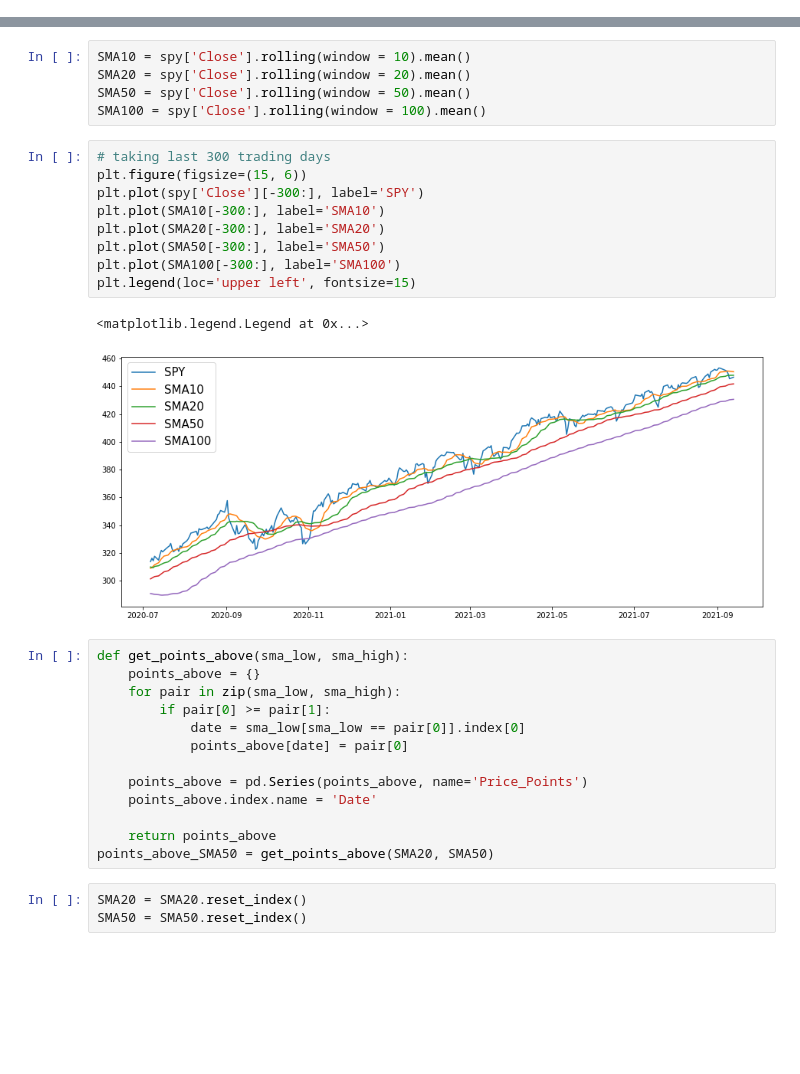
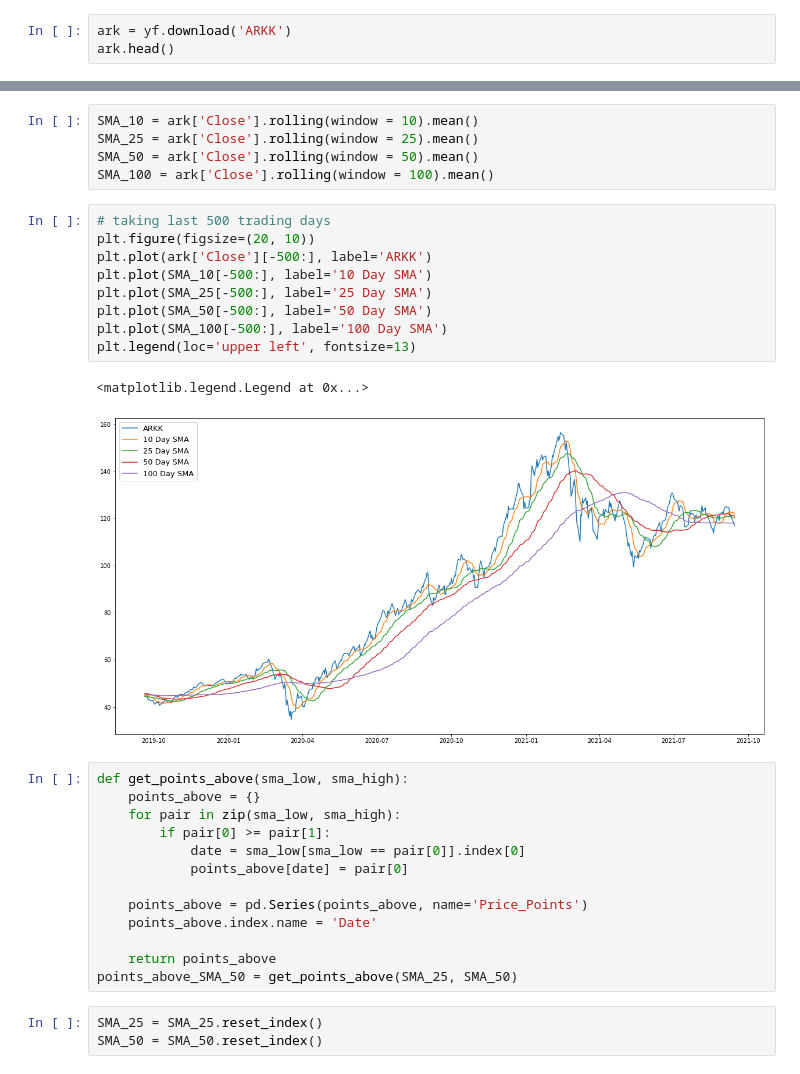
Before and after one commit to tzev/LinkedIn-Project, a Jupyter notebook: TradingSignals.ipynb, the cells around one changed output, grey strips where cells are left out. Saved outputs shown, nothing was run; the diff lists cells and outputs as text; blank space fills up the shorter version.

```diff
--- a/TradingSignals.ipynb
+++ b/TradingSignals.ipynb
@@ -41,0 +24,3 @@ ax[1].plot(spy['Volume'])
+# %%
+ark = yf.download('ARKK')
+ark.head()
@@ -42,20 +57,20 @@ ax[1].plot(spy['Volume'])
 # %%
-SMA10 = spy['Close'].rolling(window = 10).mean()
-SMA20 = spy['Close'].rolling(window = 20).mean()
-SMA50 = spy['Close'].rolling(window = 50).mean()
-SMA100 = spy['Close'].rolling(window = 100).mean()
+SMA_10 = ark['Close'].rolling(window = 10).mean()
+SMA_25 = ark['Close'].rolling(window = 25).mean()
+SMA_50 = ark['Close'].rolling(window = 50).mean()
+SMA_100 = ark['Close'].rolling(window = 100).mean()
 # %%
-# taking last 300 trading days
-plt.figure(figsize=(15, 6))
-plt.plot(spy['Close'][-300:], label='SPY')
-plt.plot(SMA10[-300:], label='SMA10')
-plt.plot(SMA20[-300:], label='SMA20')
-plt.plot(SMA50[-300:], label='SMA50')
-plt.plot(SMA100[-300:], label='SMA100')
-plt.legend(loc='upper left', fontsize=15)
+# taking last 500 trading days
+plt.figure(figsize=(20, 10))
+plt.plot(ark['Close'][-500:], label='ARKK')
+plt.plot(SMA_10[-500:], label='10 Day SMA')
+plt.plot(SMA_25[-500:], label='25 Day SMA')
+plt.plot(SMA_50[-500:], label='50 Day SMA')
+plt.plot(SMA_100[-500:], label='100 Day SMA')
+plt.legend(loc='upper left', fontsize=13)
 # %% [output]
 <matplotlib.legend.Legend at 0x...>
-[figure, old version]
+[figure, new version]
 # %%
 def get_points_above(sma_low, sma_high):
     points_above = {}
@@ -68,9 +83,9 @@ def get_points_above(sma_low, sma_high):
     points_above.index.name = 'Date'
 
     return points_above
-points_above_SMA50 = get_points_above(SMA20, SMA50)
+points_above_SMA_50 = get_points_above(SMA_25, SMA_50)
-# %%
-SMA20 = SMA20.reset_index()
-SMA50 = SMA50.reset_index()
+# %%
+SMA_25 = SMA_25.reset_index()
+SMA_50 = SMA_50.reset_index()
 # %%
 crossovers = pd.DataFrame()
```
Also changed, not shown: parts of 9 cells of this notebook.
